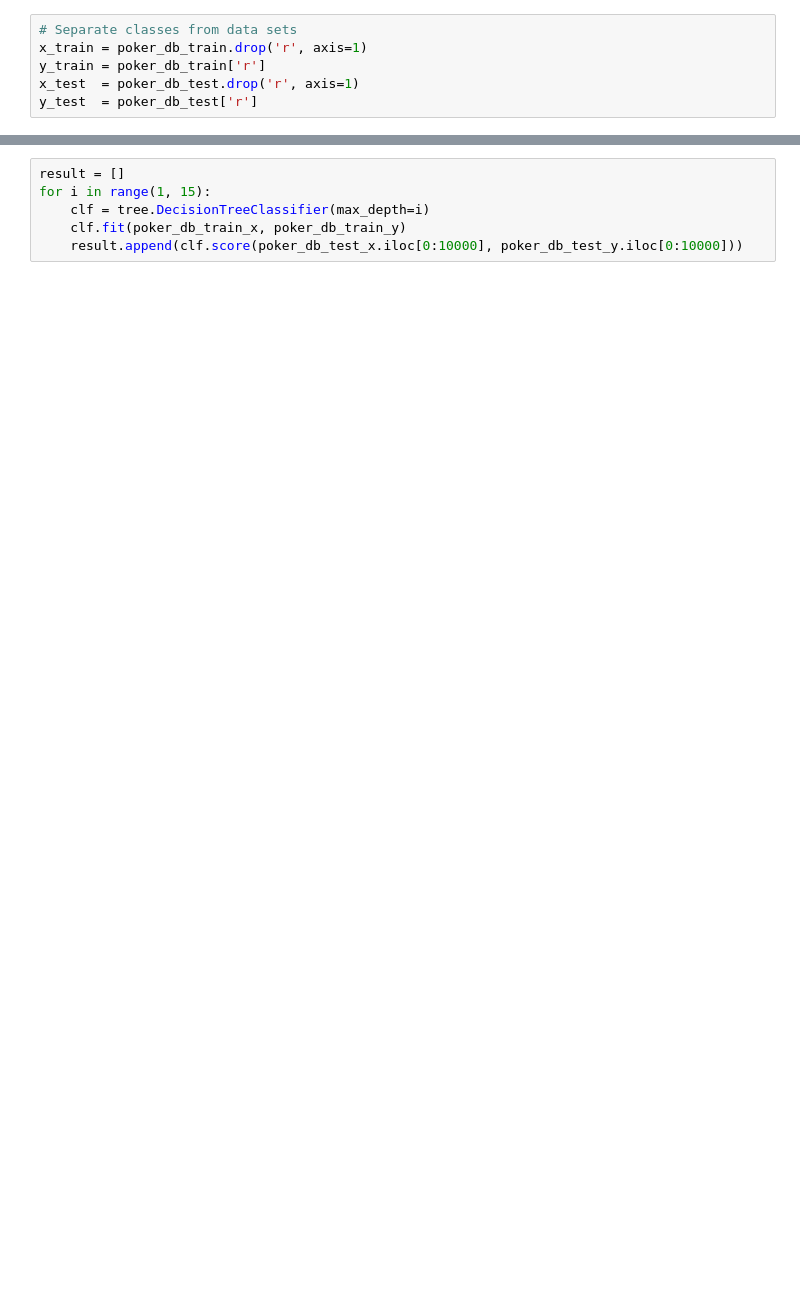
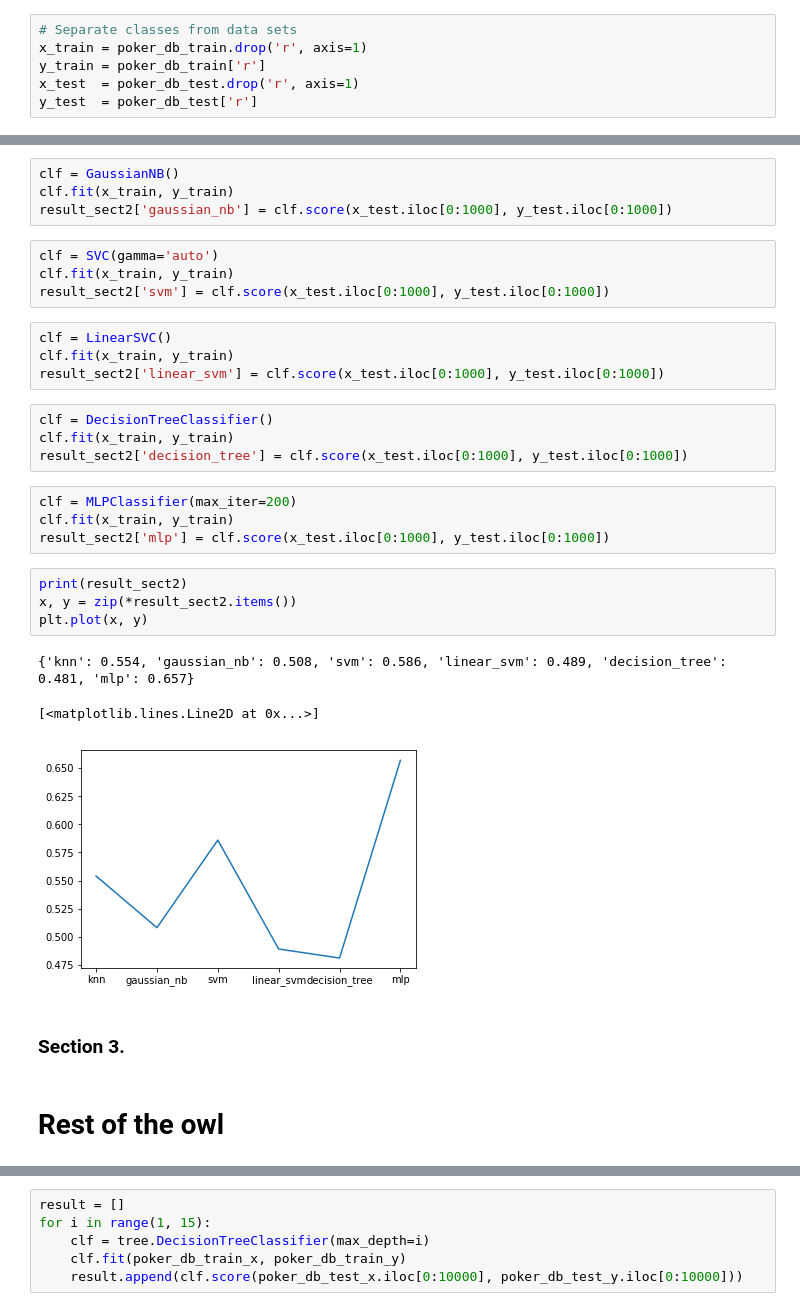
Before and after one commit to viniciuspetch/poker_hand, a Jupyter notebook: Poker Hand.ipynb, the cells around one changed output, grey strips where cells are left out. Saved outputs shown, nothing was run; the diff lists cells and outputs as text; blank space fills up the shorter version.

```diff
--- a/Poker Hand.ipynb
+++ b/Poker Hand.ipynb
@@ -39,0 +73,32 @@ y_test  = poker_db_test['r']
+# %%
+clf = GaussianNB()
+clf.fit(x_train, y_train)
+result_sect2['gaussian_nb'] = clf.score(x_test.iloc[0:1000], y_test.iloc[0:1000])
+# %%
+clf = SVC(gamma='auto')
+clf.fit(x_train, y_train)
+result_sect2['svm'] = clf.score(x_test.iloc[0:1000], y_test.iloc[0:1000])
+# %%
+clf = LinearSVC()
+clf.fit(x_train, y_train)
+result_sect2['linear_svm'] = clf.score(x_test.iloc[0:1000], y_test.iloc[0:1000])
+# %%
+clf = DecisionTreeClassifier()
+clf.fit(x_train, y_train)
+result_sect2['decision_tree'] = clf.score(x_test.iloc[0:1000], y_test.iloc[0:1000])
+# %%
+clf = MLPClassifier(max_iter=200)
+clf.fit(x_train, y_train)
+result_sect2['mlp'] = clf.score(x_test.iloc[0:1000], y_test.iloc[0:1000])
+# %%
+print(result_sect2)
+x, y = zip(*result_sect2.items())
+plt.plot(x, y)
+# %% [output]
+{'knn': 0.554, 'gaussian_nb': 0.508, 'svm': 0.586, 'linear_svm': 0.489, 'decision_tree': 0.481, 'mlp': 0.657}
+[<matplotlib.lines.Line2D at 0x...>]
+[figure, added]
+# %% [markdown]
+### Section 3.
+# %% [markdown]
+# Rest of the owl
```
Also changed, not shown: parts of 29 cells of this notebook.
